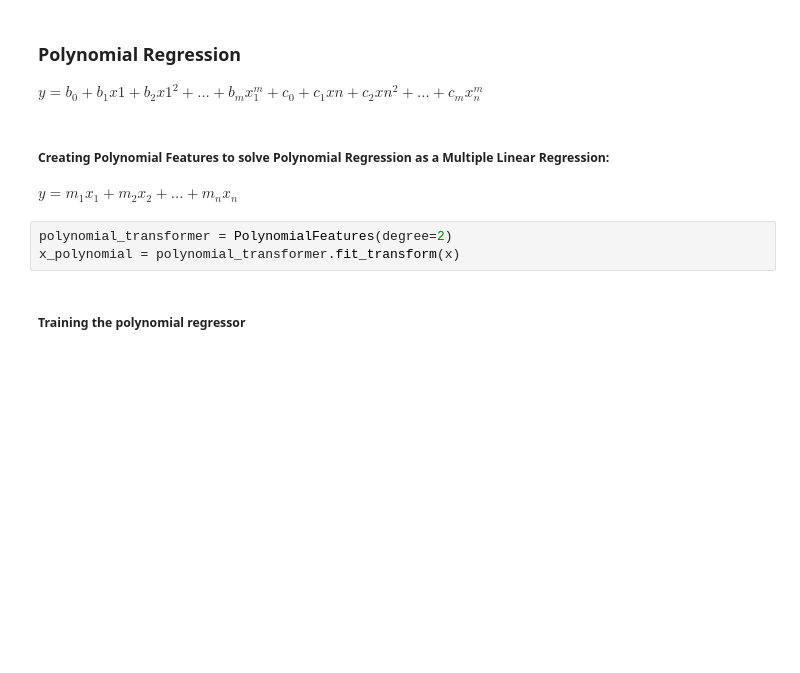
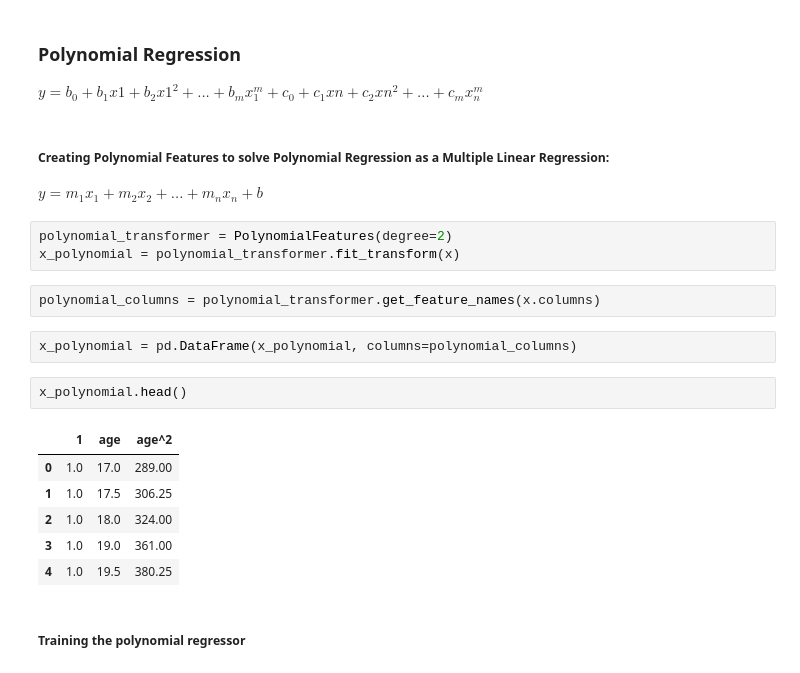
Before and after one commit to eduardoslopes/trix-talks-machine-learning, a Jupyter notebook: regression/age_salary_regression.ipynb, the cells around one changed output. Drawn from its saved outputs; the diff is of its cells as text; blank space fills up the shorter version.

```diff
--- a/regression/age_salary_regression.ipynb
+++ b/regression/age_salary_regression.ipynb
@@ -83,10 +84,23 @@ $ y = b_{0} + b_{1}x{1} + b_{2}x{1}^2 + ... + b_{m}x_{1}^m + c_{0} + c_{1}x{n} +
 # %% [markdown]
 ##### Creating Polynomial Features to solve Polynomial Regression as a Multiple Linear Regression:
 
-$ y = m_{1}x_{1} + m_{2}x_{2} + ... + m_{n}x_{n} $
+$ y = m_{1}x_{1} + m_{2}x_{2} + ... + m_{n}x_{n} + b $
 # %%
 polynomial_transformer = PolynomialFeatures(degree=2)
 x_polynomial = polynomial_transformer.fit_transform(x)
+# %%
+polynomial_columns = polynomial_transformer.get_feature_names(x.columns)
+# %%
+x_polynomial = pd.DataFrame(x_polynomial, columns=polynomial_columns)
+# %%
+x_polynomial.head()
+# %% [output]
+|  | 1 | age | age^2 |
+| 0 | 1.0 | 17.0 | 289.00 |
+| 1 | 1.0 | 17.5 | 306.25 |
+| 2 | 1.0 | 18.0 | 324.00 |
+| 3 | 1.0 | 19.0 | 361.00 |
+| 4 | 1.0 | 19.5 | 380.25 |
 # %% [markdown]
 ##### Training the polynomial regressor
 # %%
```
Also changed, not shown: parts of 16 cells of this notebook, 1 other file.
